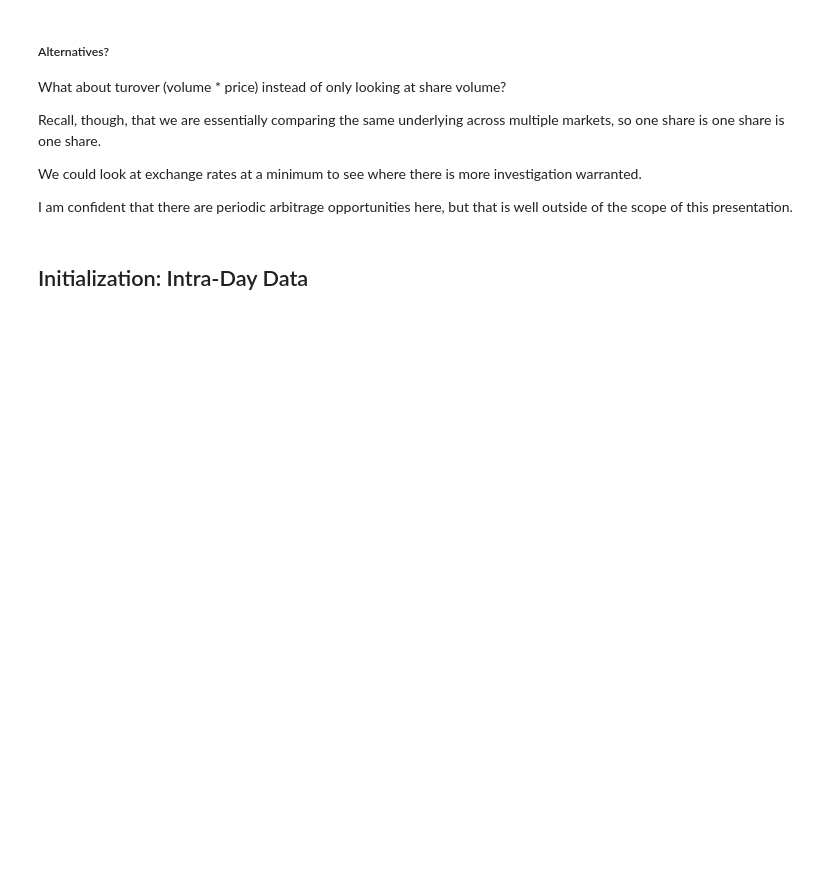
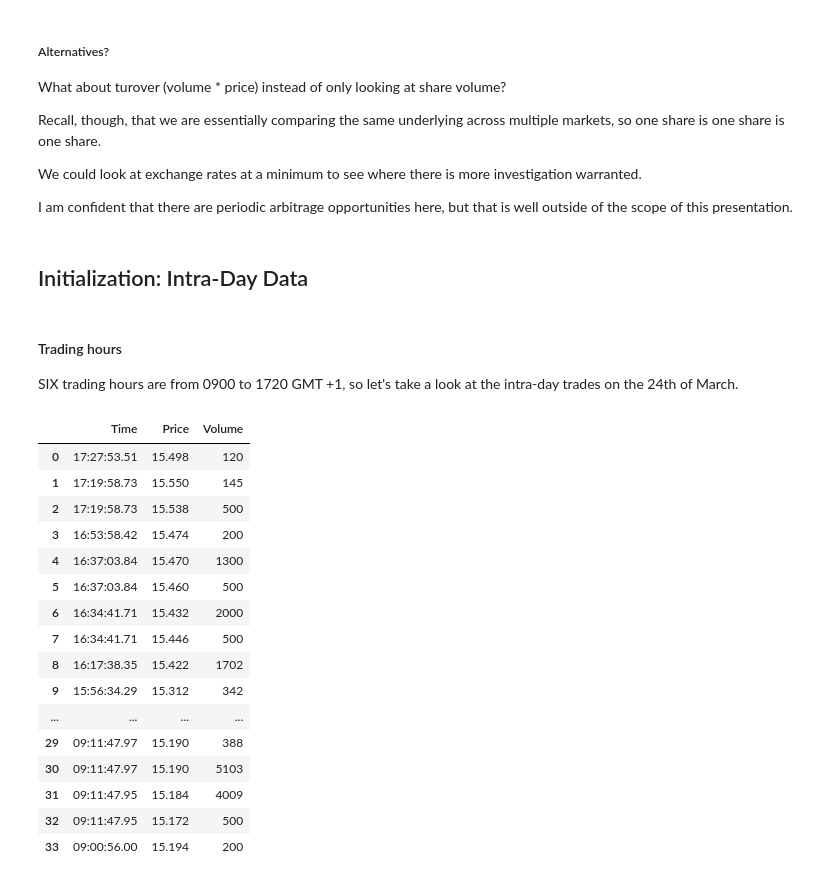
Before and after one commit to algo-dude/ETPLiquidity, a Jupyter notebook: liquidity.ipynb, the cells around one changed output. Cells and saved outputs as stored; diff of their text form; code cells hidden in the pictures; blank space fills up the shorter version.

```diff
--- a/liquidity.ipynb
+++ b/liquidity.ipynb
@@ -131,0 +144,25 @@ corr
+# %% [markdown]
+#### Trading hours
+SIX trading hours are from 0900 to 1720 GMT +1, so let's take a look at the intra-day trades on the 24th of March.
+# %%
+df
+# I'll assume this 17:27 is after hours trading
+# It does seem correct that we have two trades immediately preceeding the close at 17:19:58.73
+# %% [output]
+|  | Time | Price | Volume |
+| 0 | 17:27:53.51 | 15.498 | 120 |
+| 1 | 17:19:58.73 | 15.550 | 145 |
+| 2 | 17:19:58.73 | 15.538 | 500 |
+| 3 | 16:53:58.42 | 15.474 | 200 |
+| 4 | 16:37:03.84 | 15.470 | 1300 |
+| 5 | 16:37:03.84 | 15.460 | 500 |
+| 6 | 16:34:41.71 | 15.432 | 2000 |
+| 7 | 16:34:41.71 | 15.446 | 500 |
+| 8 | 16:17:38.35 | 15.422 | 1702 |
+| 9 | 15:56:34.29 | 15.312 | 342 |
+| ... | ... | ... | ... |
+| 29 | 09:11:47.97 | 15.190 | 388 |
+| 30 | 09:11:47.97 | 15.190 | 5103 |
+| 31 | 09:11:47.95 | 15.184 | 4009 |
+| 32 | 09:11:47.95 | 15.172 | 500 |
+| 33 | 09:00:56.00 | 15.194 | 200 |
```
Also changed, not shown: parts of 10 cells of this notebook.
